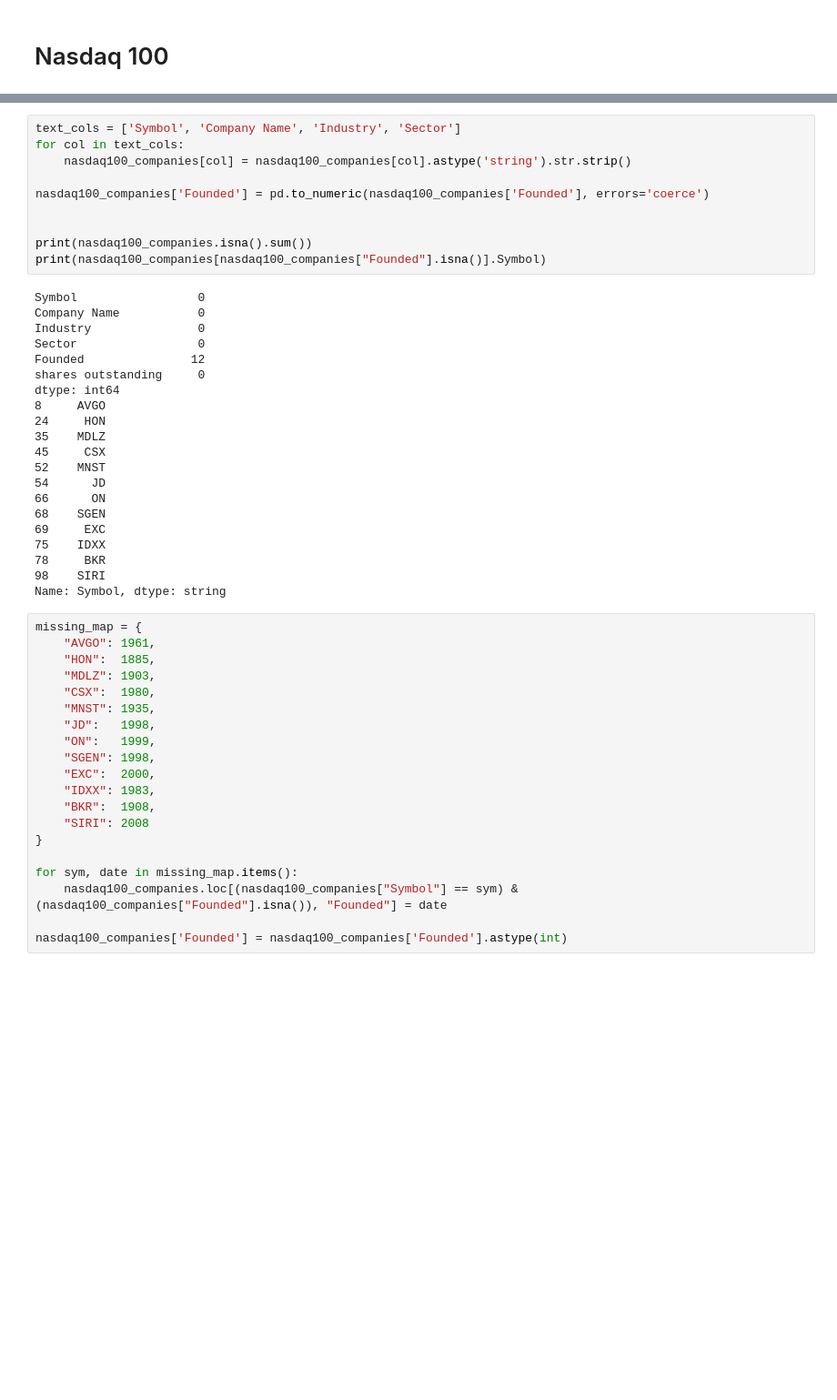
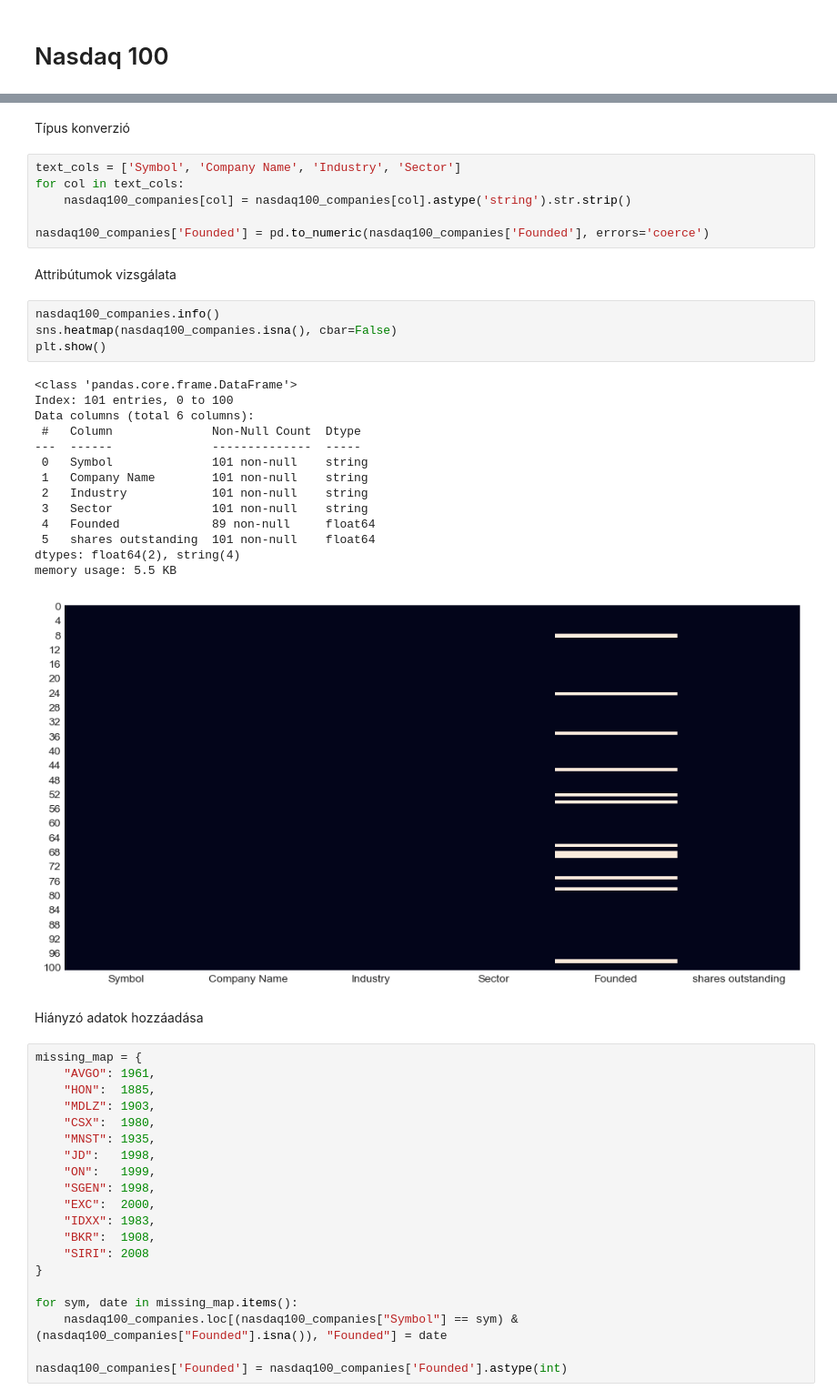
Before and after one commit to Bb1164/Data-Science-HF, a Jupyter notebook: sample.ipynb, the cells around one changed output, grey strips where cells are left out. Shown at 91% size. Cells and saved outputs as stored; diff of their text form; blank space fills up the shorter version.

```diff
--- a/sample.ipynb
+++ b/sample.ipynb
@@ -352,37 +383,37 @@ Data columns (total 6 columns):
  5   shares outstanding  101 non-null    float64
 dtypes: float64(1), object(5)
 memory usage: 5.5+ KB
+# %% [markdown]
+Típus konverzió
 # %%
 text_cols = ['Symbol', 'Company Name', 'Industry', 'Sector']
 for col in text_cols:
     nasdaq100_companies[col] = nasdaq100_companies[col].astype('string').str.strip()
 
 nasdaq100_companies['Founded'] = pd.to_numeric(nasdaq100_companies['Founded'], errors='coerce')
-
-
-print(nasdaq100_companies.isna().sum())
-print(nasdaq100_companies[nasdaq100_companies["Founded"].isna()].Symbol)
-# %% [output]
-Symbol                 0
-Company Name           0
-Industry               0
-Sector                 0
-Founded               12
-shares outstanding     0
-dtype: int64
-8     AVGO
-24     HON
-35    MDLZ
-45     CSX
-52    MNST
-54      JD
-66      ON
-68    SGEN
-69     EXC
-75    IDXX
-78     BKR
-98    SIRI
-Name: Symbol, dtype: string
+# %% [markdown]
+ Attribútumok vizsgálata
+# %%
+nasdaq100_companies.info()
+sns.heatmap(nasdaq100_companies.isna(), cbar=False)
+plt.show()
+# %% [output]
+<class 'pandas.core.frame.DataFrame'>
+Index: 101 entries, 0 to 100
+Data columns (total 6 columns):
+ #   Column              Non-Null Count  Dtype
+---  ------              --------------  -----
+ 0   Symbol              101 non-null    string
+ 1   Company Name        101 non-null    string
+ 2   Industry            101 non-null    string
+ 3   Sector              101 non-null    string
+ 4   Founded             89 non-null     float64
+ 5   shares outstanding  101 non-null    float64
+dtypes: float64(2), string(4)
+memory usage: 5.5 KB
+[figure, added]
+# %% [markdown]
+Hiányzó adatok hozzáadása
 # %%
 missing_map = {
     "AVGO": 1961,
```
Also changed, not shown: parts of 74 cells of this notebook.
